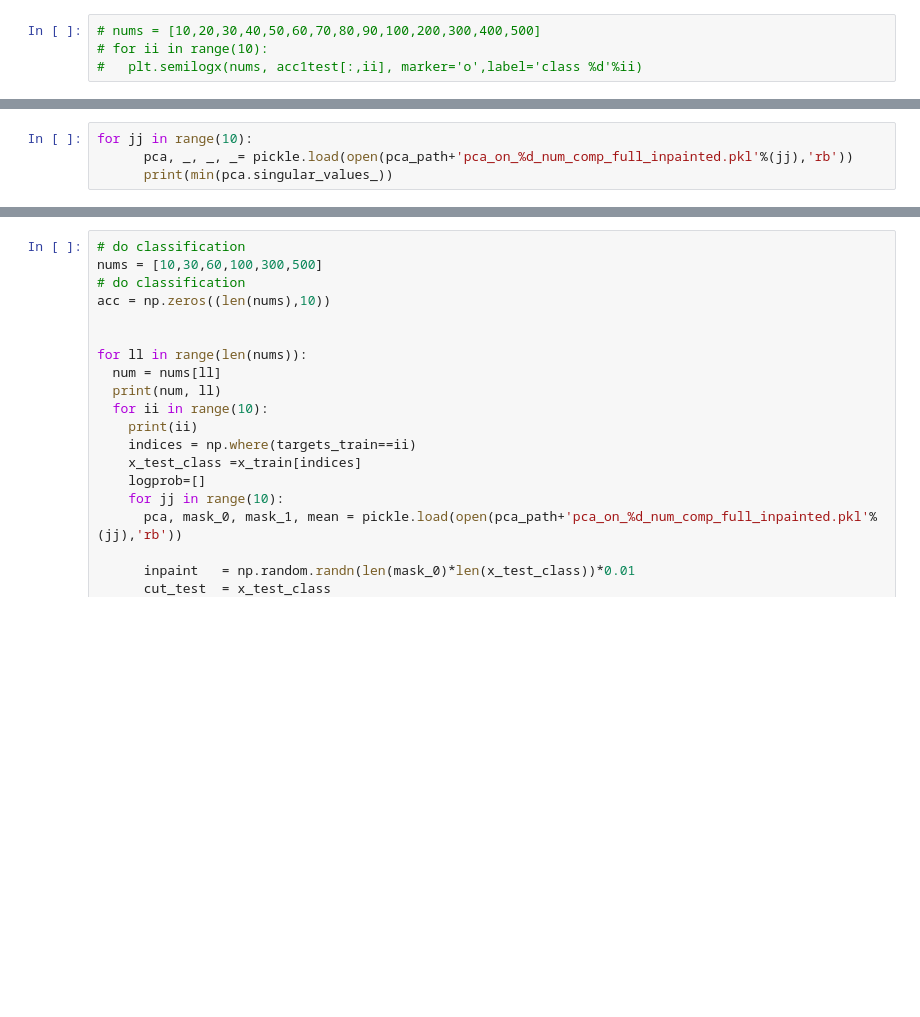
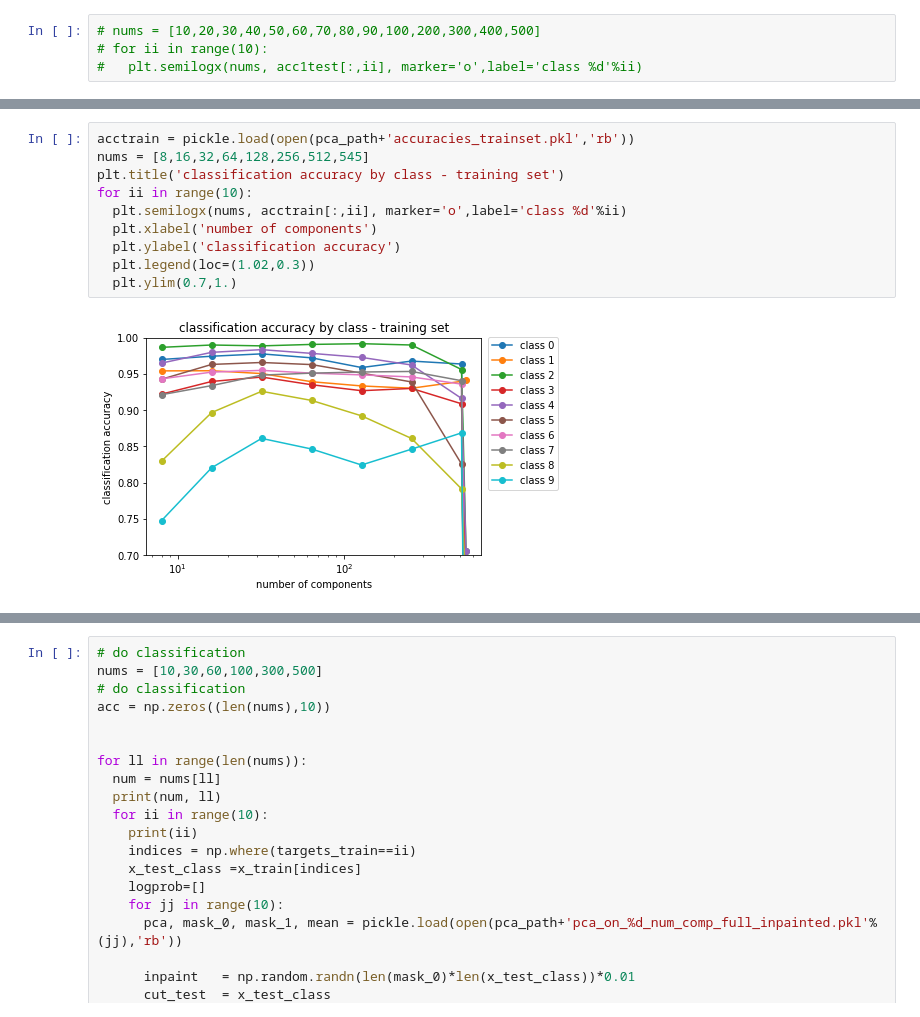
Before and after one commit to VMBoehm/DeNoPa, a Jupyter notebook: ClassificationWithPCA.ipynb, the cells around one changed output, grey strips where cells are left out. Saved outputs shown, nothing was run; the diff lists cells and outputs as text; blank space fills up the shorter version.

```diff
--- a/ClassificationWithPCA.ipynb
+++ b/ClassificationWithPCA.ipynb
@@ -255,4 +242,0 @@ No handles with labels found to put in legend.
-# %%
-for jj in range(10):
-      pca, _, _, _= pickle.load(open(pca_path+'pca_on_%d_num_comp_full_inpainted.pkl'%(jj),'rb'))
-      print(min(pca.singular_values_))
@@ -269,0 +307,12 @@ for jj in range(10):
+# %%
+acctrain = pickle.load(open(pca_path+'accuracies_trainset.pkl','rb'))
+nums = [8,16,32,64,128,256,512,545]
+plt.title('classification accuracy by class - training set')
+for ii in range(10):
+  plt.semilogx(nums, acctrain[:,ii], marker='o',label='class %d'%ii)
+  plt.xlabel('number of components')
+  plt.ylabel('classification accuracy')
+  plt.legend(loc=(1.02,0.3))
+  plt.ylim(0.7,1.)
+# %% [output]
+[figure, added]
```
Also changed, not shown: parts of 22 cells of this notebook.
